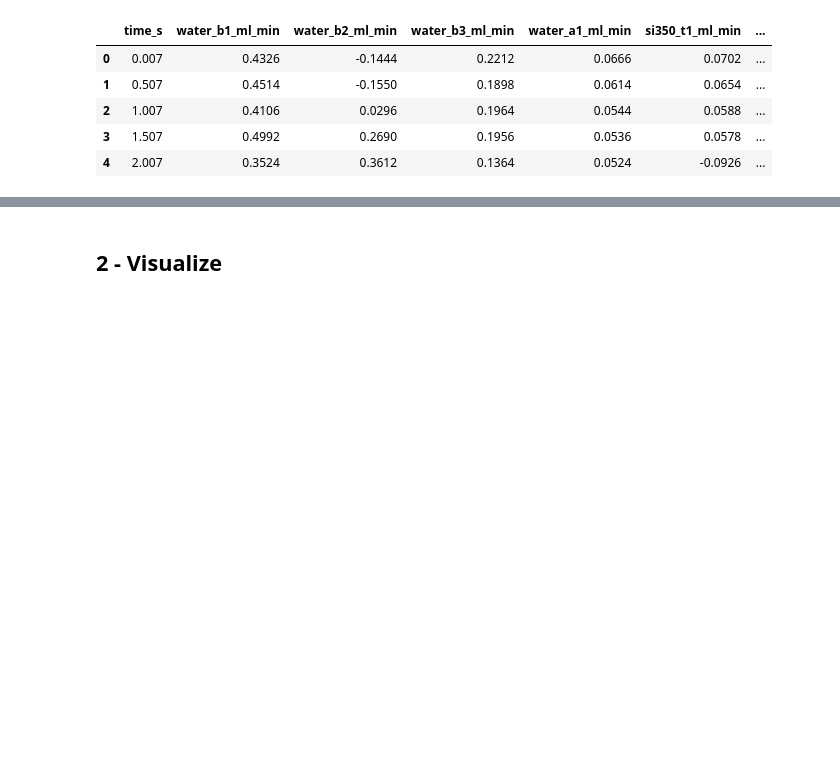
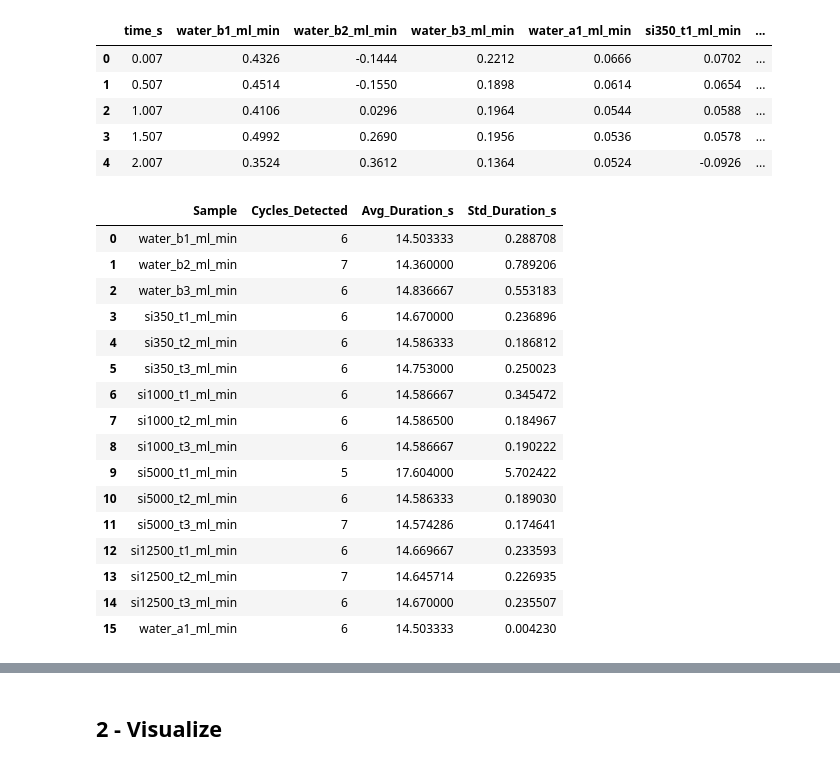
Before and after one commit to mahdi-rstgr/Micro_Liquid_Handling, a Jupyter notebook: Applications/Viscosity_estimation/flow_curve_analysis.ipynb, the cells around one changed output, grey strips where cells are left out. Cells and saved outputs as stored; diff of their text form; code cells hidden in the pictures; blank space fills up the shorter version.

```diff
--- a/Applications/Viscosity_estimation/flow_curve_analysis.ipynb
+++ b/Applications/Viscosity_estimation/flow_curve_analysis.ipynb
@@ -37,0 +158,59 @@ df.head()
+# %%
+# Define all flow columns in the dataset
+all_flow_columns = [
+    'water_b1_ml_min', 'water_b2_ml_min', 'water_b3_ml_min',
+    'si350_t1_ml_min', 'si350_t2_ml_min', 'si350_t3_ml_min',
+    'si1000_t1_ml_min', 'si1000_t2_ml_min', 'si1000_t3_ml_min',
+    'si5000_t1_ml_min', 'si5000_t2_ml_min', 'si5000_t3_ml_min',
+    'si12500_t1_ml_min', 'si12500_t2_ml_min', 'si12500_t3_ml_min',
+    'water_a1_ml_min'
+]
+
+# Get time data
+time_data = df['time_s'].values
+
+# Analyze each sample
+cycle_summary = []
+
+for sample_col in all_flow_columns:
+
+    flow_data = df[sample_col].values
+
+    # Run find_flow_cycles
+    cycles = find_flow_cycles(time_data, flow_data)
+    # Calculate statistics
+    durations = [c['duration'] for c in cycles]
+    amplitudes = [c['amplitude'] for c in cycles]
+    peak_flows = [c['peak_flow'] for c in cycles]
+    total_data_points = sum([c['data_points'] for c in cycles])
+
+    cycle_summary.append({
+        'Sample': sample_col,
+        'Cycles_Detected': len(cycles),
+        'Avg_Duration_s': np.mean(durations),
+        'Std_Duration_s': np.std(durations),
+    })
+
+# Create summary DataFrame
+cycle_summary_df = pd.DataFrame(cycle_summary)
+
+# Display the summary table
+cycle_summary_df
+# %% [output]
+|  | Sample | Cycles_Detected | Avg_Duration_s | Std_Duration_s |
+| 0 | water_b1_ml_min | 6 | 14.503333 | 0.288708 |
+| 1 | water_b2_ml_min | 7 | 14.360000 | 0.789206 |
+| 2 | water_b3_ml_min | 6 | 14.836667 | 0.553183 |
+| 3 | si350_t1_ml_min | 6 | 14.670000 | 0.236896 |
+| 4 | si350_t2_ml_min | 6 | 14.586333 | 0.186812 |
+| 5 | si350_t3_ml_min | 6 | 14.753000 | 0.250023 |
+| 6 | si1000_t1_ml_min | 6 | 14.586667 | 0.345472 |
+| 7 | si1000_t2_ml_min | 6 | 14.586500 | 0.184967 |
+| 8 | si1000_t3_ml_min | 6 | 14.586667 | 0.190222 |
+| 9 | si5000_t1_ml_min | 5 | 17.604000 | 5.702422 |
+| 10 | si5000_t2_ml_min | 6 | 14.586333 | 0.189030 |
+| 11 | si5000_t3_ml_min | 7 | 14.574286 | 0.174641 |
+| 12 | si12500_t1_ml_min | 6 | 14.669667 | 0.233593 |
+| 13 | si12500_t2_ml_min | 7 | 14.645714 | 0.226935 |
+| 14 | si12500_t3_ml_min | 6 | 14.670000 | 0.235507 |
+| 15 | water_a1_ml_min | 6 | 14.503333 | 0.004230 |
```
Also changed, not shown: parts of 19 cells of this notebook, 1 other file.
